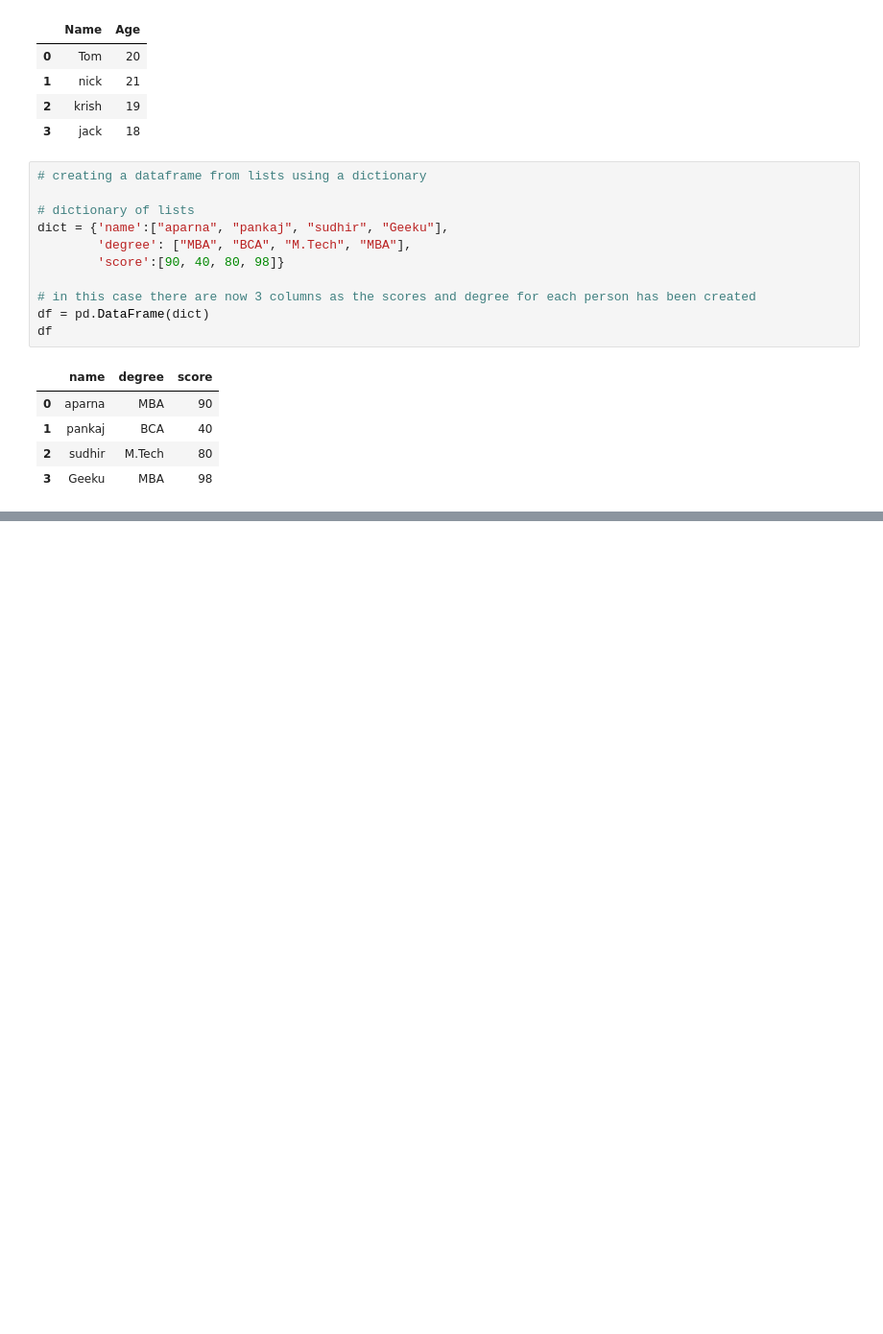
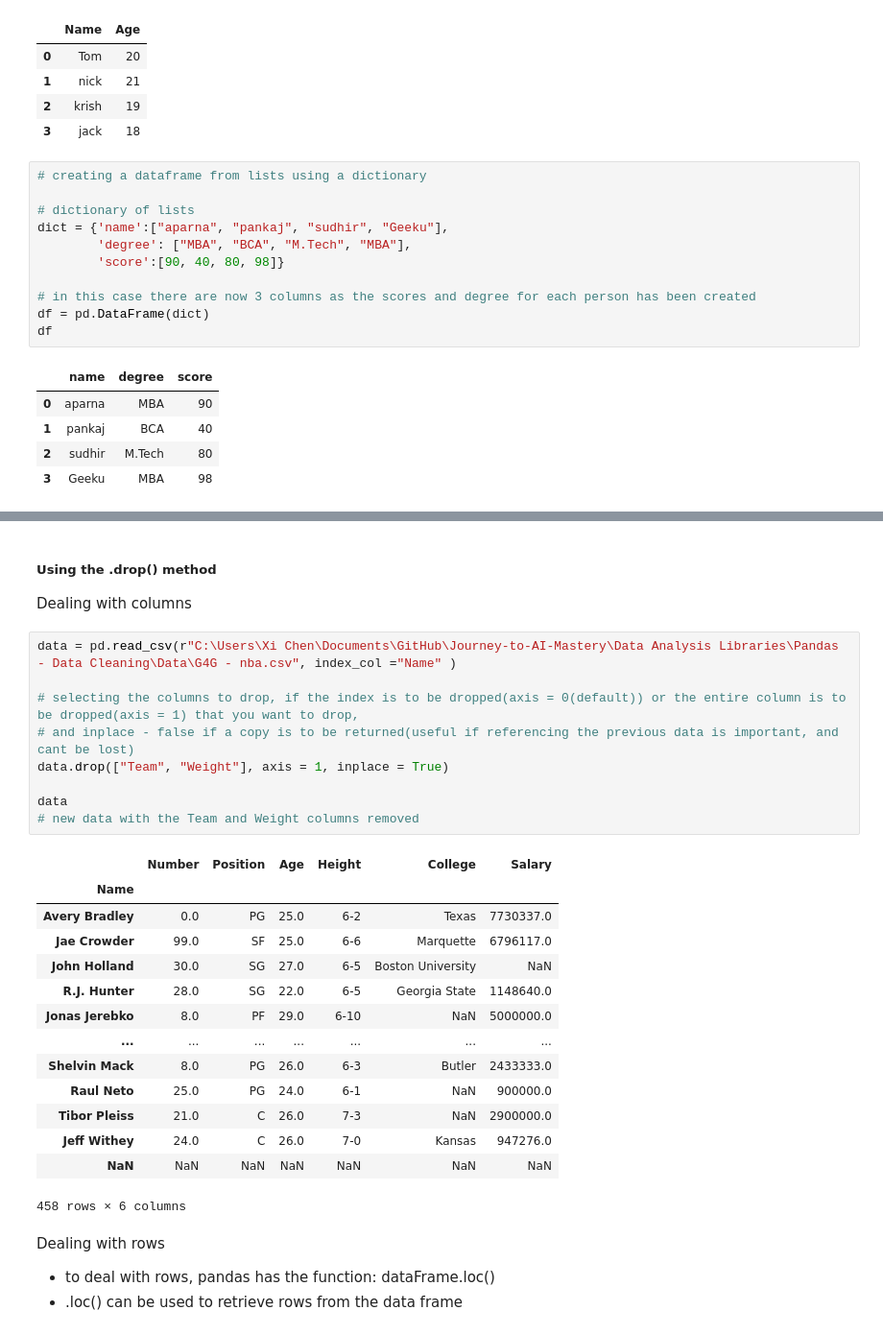
Before and after one commit to Gary-XC/Journey-to-AI-Mastery, a Jupyter notebook: Data Analysis Libraries/Pandas - Data Cleaning/Guide - Geek4Geeks.ipynb, the cells around one changed output, grey strips where cells are left out. Shown at 96% size. Cells and saved outputs as stored; diff of their text form; blank space fills up the shorter version.

```diff
--- a/Data Analysis Libraries/Pandas - Data Cleaning/Guide - Geek4Geeks.ipynb
+++ b/Data Analysis Libraries/Pandas - Data Cleaning/Guide - Geek4Geeks.ipynb
@@ -100,0 +322,31 @@ df
+# %% [markdown]
+##### Using the .drop() method
+Dealing with columns
+# %%
+data = pd.read_csv(r"C:\Users\Xi Chen\Documents\GitHub\Journey-to-AI-Mastery\Data Analysis Libraries\Pandas - Data Cleaning\Data\G4G - nba.csv", index_col ="Name" )
+
+# selecting the columns to drop, if the index is to be dropped(axis = 0(default)) or the entire column is to be dropped(axis = 1) that you want to drop,
+# and inplace - false if a copy is to be returned(useful if referencing the previous data is important, and cant be lost)
+data.drop(["Team", "Weight"], axis = 1, inplace = True)
+
+data
+# new data with the Team and Weight columns removed
+# %% [output]
+|  | Number | Position | Age | Height | College | Salary |
+| Name |  |  |  |  |  |  |
+| Avery Bradley | 0.0 | PG | 25.0 | 6-2 | Texas | 7730337.0 |
+| Jae Crowder | 99.0 | SF | 25.0 | 6-6 | Marquette | 6796117.0 |
+| John Holland | 30.0 | SG | 27.0 | 6-5 | Boston University | NaN |
+| R.J. Hunter | 28.0 | SG | 22.0 | 6-5 | Georgia State | 1148640.0 |
+| Jonas Jerebko | 8.0 | PF | 29.0 | 6-10 | NaN | 5000000.0 |
+| ... | ... | ... | ... | ... | ... | ... |
+| Shelvin Mack | 8.0 | PG | 26.0 | 6-3 | Butler | 2433333.0 |
+| Raul Neto | 25.0 | PG | 24.0 | 6-1 | NaN | 900000.0 |
+| Tibor Pleiss | 21.0 | C | 26.0 | 7-3 | NaN | 2900000.0 |
+| Jeff Withey | 24.0 | C | 26.0 | 7-0 | Kansas | 947276.0 |
+| NaN | NaN | NaN | NaN | NaN | NaN | NaN |
+458 rows × 6 columns
+# %% [markdown]
+Dealing with rows
+- to deal with rows, pandas has the function: dataFrame.loc()
+- .loc() can be used to retrieve rows from the data frame
```
Also changed, not shown: parts of 27 cells of this notebook, 1 other file.
